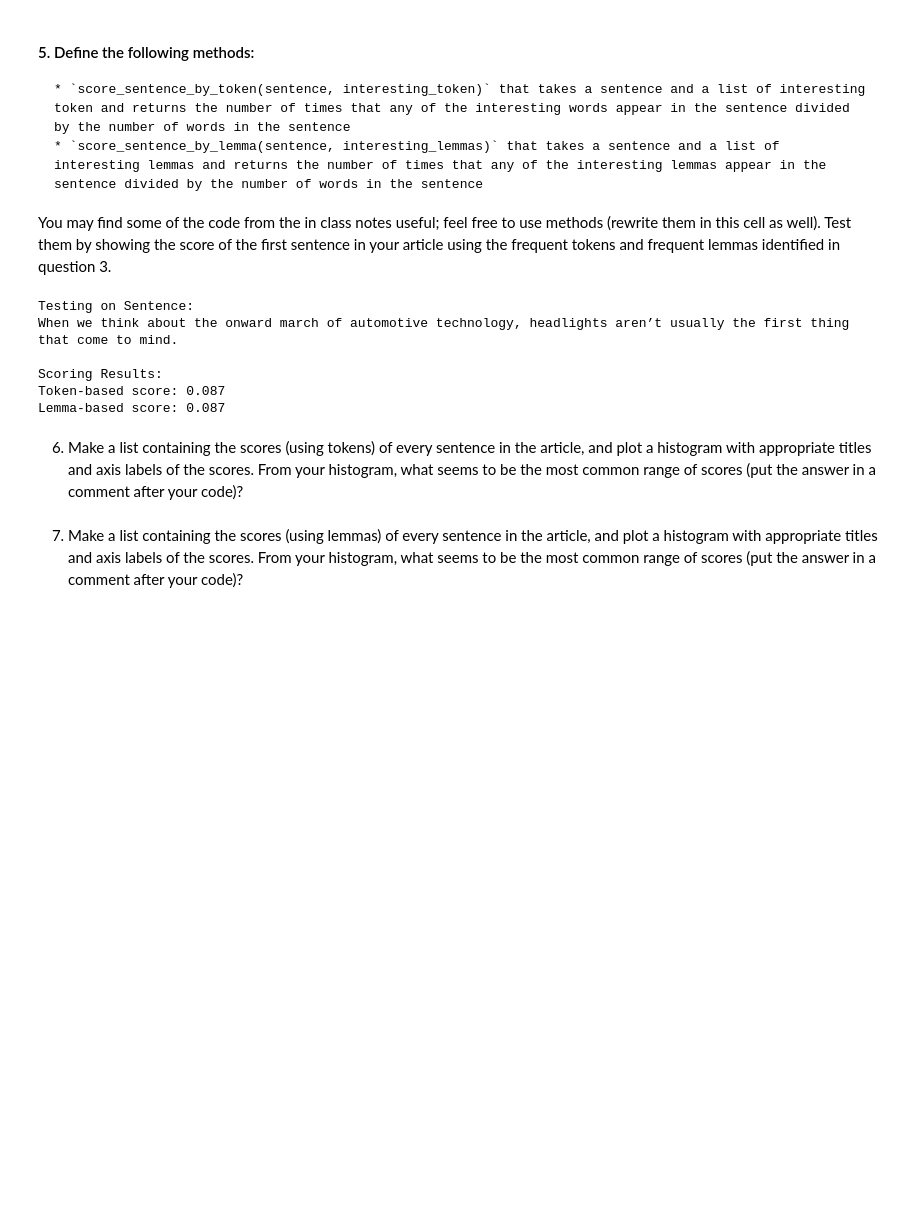
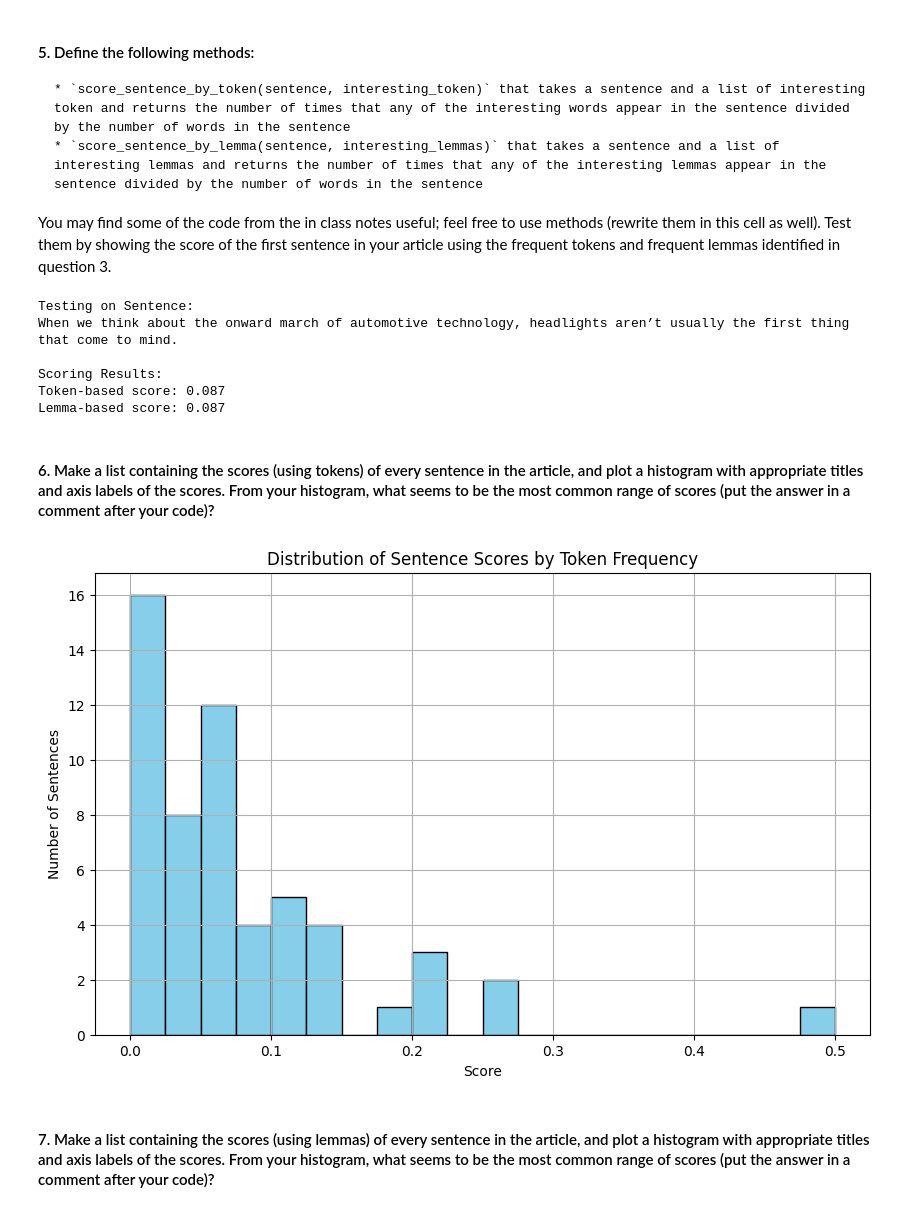
Before and after one commit to s256657/web-scraping, a Jupyter notebook: web-scraping.ipynb, the cells around one changed output. Cells and saved outputs as stored; diff of their text form; code cells hidden in the pictures; blank space fills up the shorter version.

```diff
--- a/web-scraping.ipynb
+++ b/web-scraping.ipynb
@@ -268,6 +268,62 @@ Scoring Results:
 Token-based score: 0.087
 Lemma-based score: 0.087
 # %% [markdown]
-6. Make a list containing the scores (using tokens) of every sentence in the article, and plot a histogram with appropriate titles and axis labels of the scores. From your histogram, what seems to be the most common range of scores (put the answer in a comment after your code)?
+#### 6. Make a list containing the scores (using tokens) of every sentence in the article, and plot a histogram with appropriate titles and axis labels of the scores. From your histogram, what seems to be the most common range of scores (put the answer in a comment after your code)?
+# %%
+# === Load spaCy model ===
+nlp = spacy.load("en_core_web_sm")
+
+# === Load the article HTML from pickle ===
+def load_pickle(filename):
+    with open(filename, "rb") as f:
+        return pickle.load(f)
+
+# === Extract text from the article HTML ===
+def extract_text_from_html(html):
+    soup = BeautifulSoup(html, "html.parser")
+    return soup.get_text()
+
+# === Scoring function ===
+def score_sentence_by_token(sentence, interesting_tokens):
+    doc = nlp(sentence)
+    tokens = [token.text.lower() for token in doc if not token.is_space]
+    if not tokens:
+        return 0
+    count = sum(1 for token in tokens if token in interesting_tokens)
+    return count / len(tokens)
+
+# === Main analysis ===
+def main():
+    # Load and extract text
+    html = load_pickle("laser_headlights_article.pkl")
+    text = extract_text_from_html(html)
+
+    # Use spaCy to split into sentences
+    doc = nlp(text)
+    sentences = list(doc.sents)
+
+    # Define your frequent tokens (from previous step)
+    interesting_tokens = ['laser', 'headlights', 'headlight', 'technology', 'led']
+
+    # Score each sentence
+    scores = [score_sentence_by_token(sent.text, interesting_tokens) for sent in sentences]
+
+    # Plot histogram
+    plt.figure(figsize=(10, 6))
+    plt.hist(scores, bins=20, color='skyblue', edgecolor='black')
+    plt.title("Distribution of Sentence Scores by Token Frequency")
+    plt.xlabel("Score")
+    plt.ylabel("Number of Sentences")
+    plt.grid(True)
+
+
+    return scores  # in case you want to inspect them later
+
+if __name__ == "__main__":
+    scores = main()
+
+    # Based on the distribution .02 is the most common score. The most common range is under .1
+# %% [output]
+[figure, added]
 # %% [markdown]
-7. Make a list containing the scores (using lemmas) of every sentence in the article, and plot a histogram with appropriate titles and axis labels of the scores.  From your histogram, what seems to be the most common range of scores (put the answer in a comment after your code)?
+#### 7. Make a list containing the scores (using lemmas) of every sentence in the article, and plot a histogram with appropriate titles and axis labels of the scores.  From your histogram, what seems to be the most common range of scores (put the answer in a comment after your code)?
```
Also changed, not shown: parts of 3 cells of this notebook.
